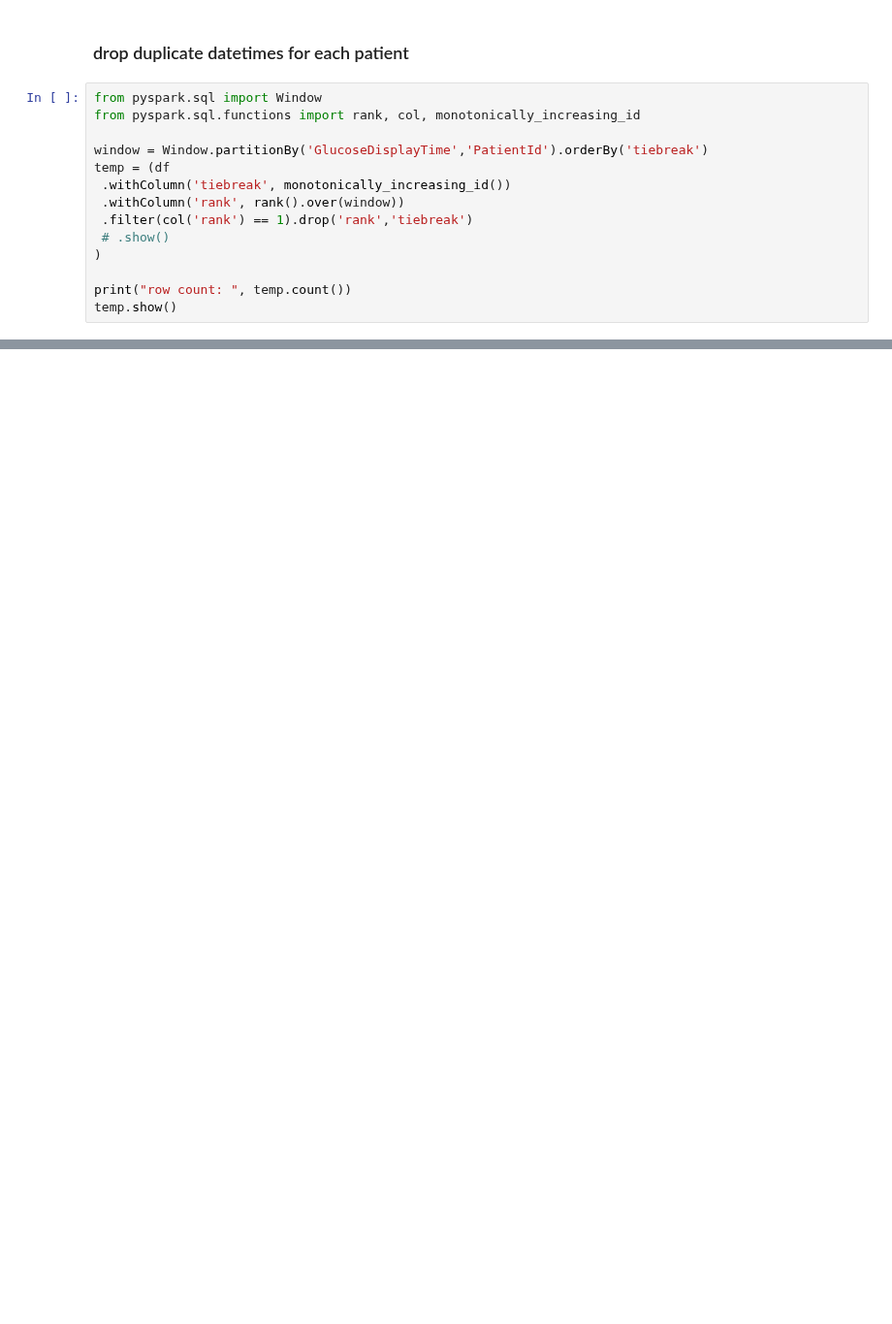
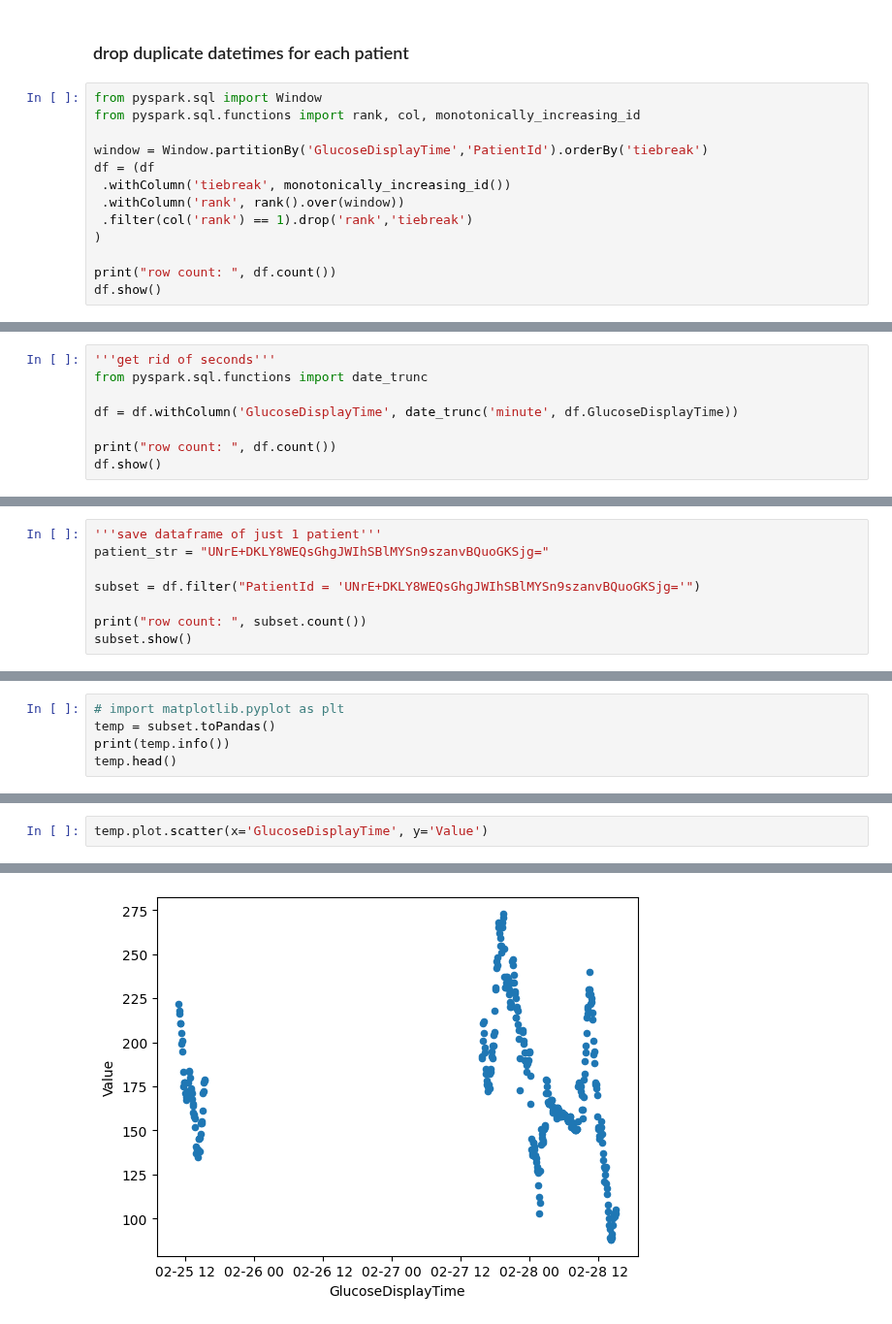
Before and after one commit to karinakanjaria/glucose-data-analysis, a Jupyter notebook: Data_Pipeline/fill_missing_data.ipynb, the cells around one changed output, grey strips where cells are left out. Shown at 97% size. Drawn from its saved outputs; the diff is of its cells as text; blank space fills up the shorter version.

```diff
--- a/Data_Pipeline/fill_missing_data.ipynb
+++ b/Data_Pipeline/fill_missing_data.ipynb
@@ -125,13 +151,12 @@ from pyspark.sql import Window
 from pyspark.sql.functions import rank, col, monotonically_increasing_id
 
 window = Window.partitionBy('GlucoseDisplayTime','PatientId').orderBy('tiebreak')
-temp = (df
+df = (df
  .withColumn('tiebreak', monotonically_increasing_id())
  .withColumn('rank', rank().over(window))
  .filter(col('rank') == 1).drop('rank','tiebreak')
- # .show()
 )
 
-print("row count: ", temp.count())
-temp.show()
+print("row count: ", df.count())
+df.show()
 # %% [output]
@@ -160,0 +194,8 @@ only lost 6898 rows
+# %%
+'''get rid of seconds'''
+from pyspark.sql.functions import date_trunc
+
+df = df.withColumn('GlucoseDisplayTime', date_trunc('minute', df.GlucoseDisplayTime))
+
+print("row count: ", df.count())
+df.show()
@@ -160,0 +243,8 @@ only lost 6898 rows
+# %%
+'''save dataframe of just 1 patient'''
+patient_str = "UNrE+DKLY8WEQsGhgJWIhSBlMYSn9szanvBQuoGKSjg="
+
+subset = df.filter("PatientId = 'UNrE+DKLY8WEQsGhgJWIhSBlMYSn9szanvBQuoGKSjg='")
+
+print("row count: ", subset.count())
+subset.show()
@@ -160,0 +292,5 @@ only lost 6898 rows
+# %%
+# import matplotlib.pyplot as plt
+temp = subset.toPandas()
+print(temp.info())
+temp.head()
@@ -160,0 +317,3 @@ only lost 6898 rows
+# %%
+temp.plot.scatter(x='GlucoseDisplayTime', y='Value')
+# %% [output]
@@ -160,0 +321 @@ only lost 6898 rows
+[figure, added]
```
Also changed, not shown: parts of 31 cells of this notebook, 1 other file.
